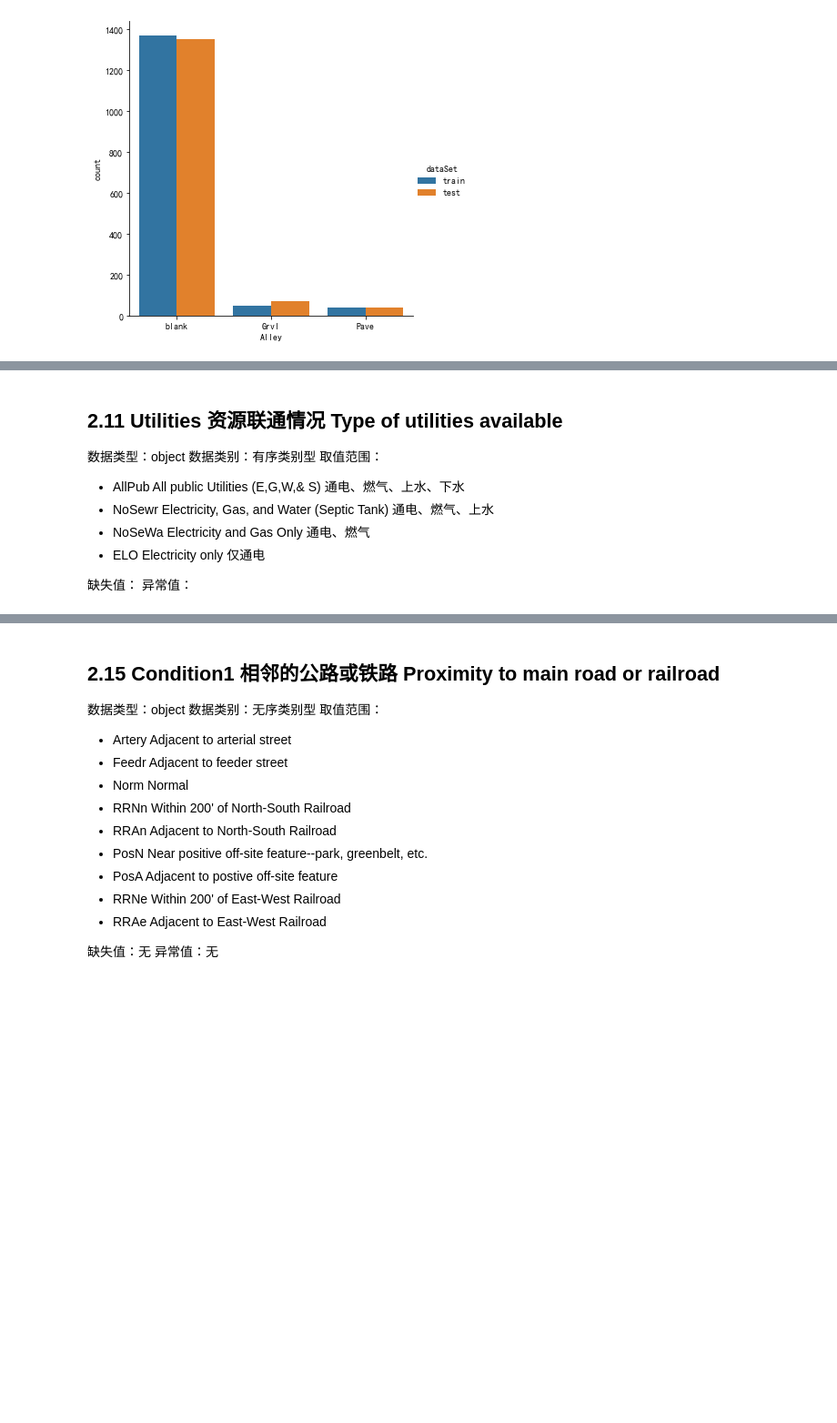
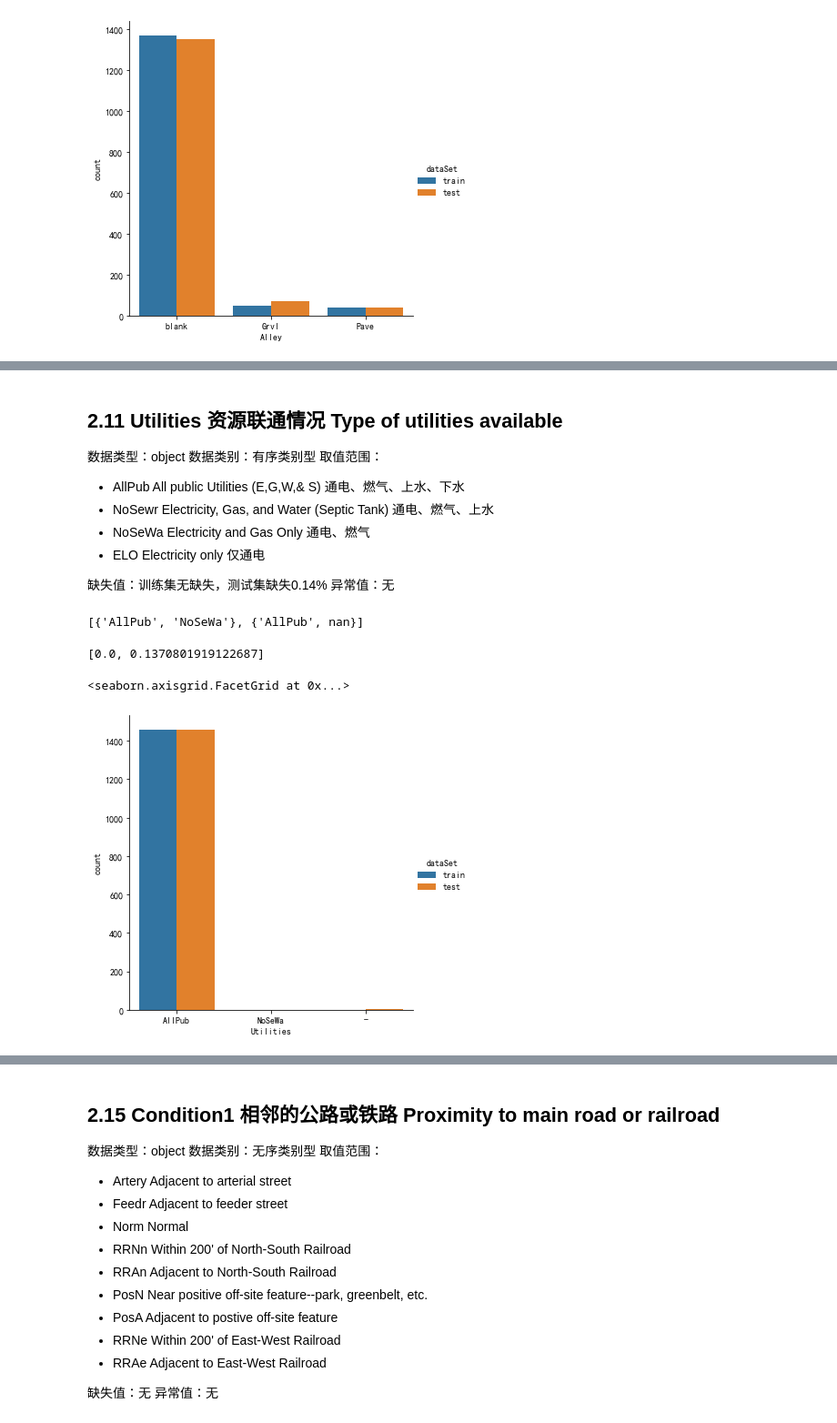
Before and after one commit to malng/DataModelingPortfolio, a Jupyter notebook: House-Prices_Advanced-Regression-Techniques/House-Prices_EDA.ipynb, the cells around one changed output, grey strips where cells are left out. Shown: that part at 91% size. Drawn from its saved outputs; the diff is of its cells as text; code cells hidden in the pictures; blank space fills up the shorter version.

```diff
--- a/House-Prices_Advanced-Regression-Techniques/House-Prices_EDA.ipynb
+++ b/House-Prices_Advanced-Regression-Techniques/House-Prices_EDA.ipynb
@@ -419,8 +448,26 @@ sns.catplot(data=df, kind='bar', x='Alley', y='count', hue='dataSet')
 + NoSeWa	Electricity and Gas Only 通电、燃气
 + ELO	Electricity only 仅通电
 
-缺失值：
-异常值：
+缺失值：训练集无缺失，测试集缺失0.14%
+异常值：无
+# %%
+[set(ds.Utilities.values) for ds in [train, test]]
+# %% [output]
+[{'AllPub', 'NoSeWa'}, {'AllPub', nan}]
+# %%
+[data_set.Utilities.isnull().sum() / data_set.shape[0] * 100 for data_set in (train, test)]
+# %% [output]
+[0.0, 0.1370801919122687]
+# %%
+train_df, test_df = (ds['Utilities'].copy().fillna('-').value_counts().reset_index()
+                     for ds in [train, test])
+train_df['dataSet'], test_df['dataSet'] = 'train', 'test'
+df = pd.concat([train_df, test_df])
+df.columns = ['Utilities', 'count', 'dataSet']
+sns.catplot(data=df, kind='bar', x='Utilities', y='count', hue='dataSet')
+# %% [output]
+<seaborn.axisgrid.FacetGrid at 0x...>
+[figure, added]
 # %% [markdown]
 ## 2.12 LotConfig 临街状况 Lot configuration
 数据类型：object
```
Also changed, not shown: parts of 19 cells of this notebook.
